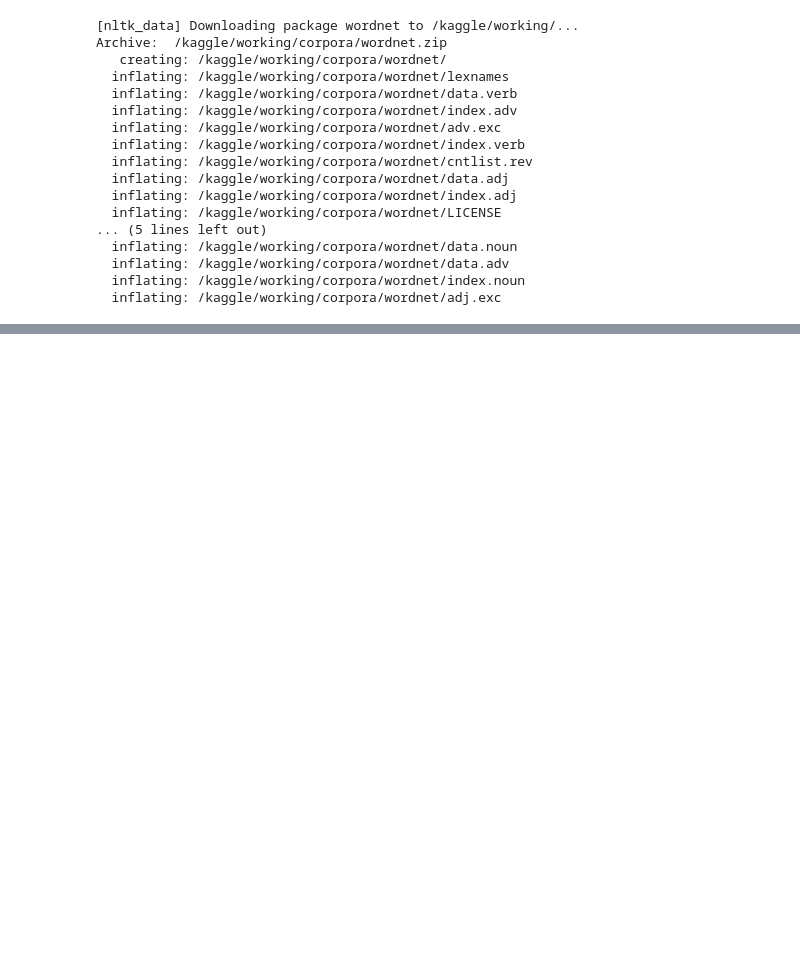
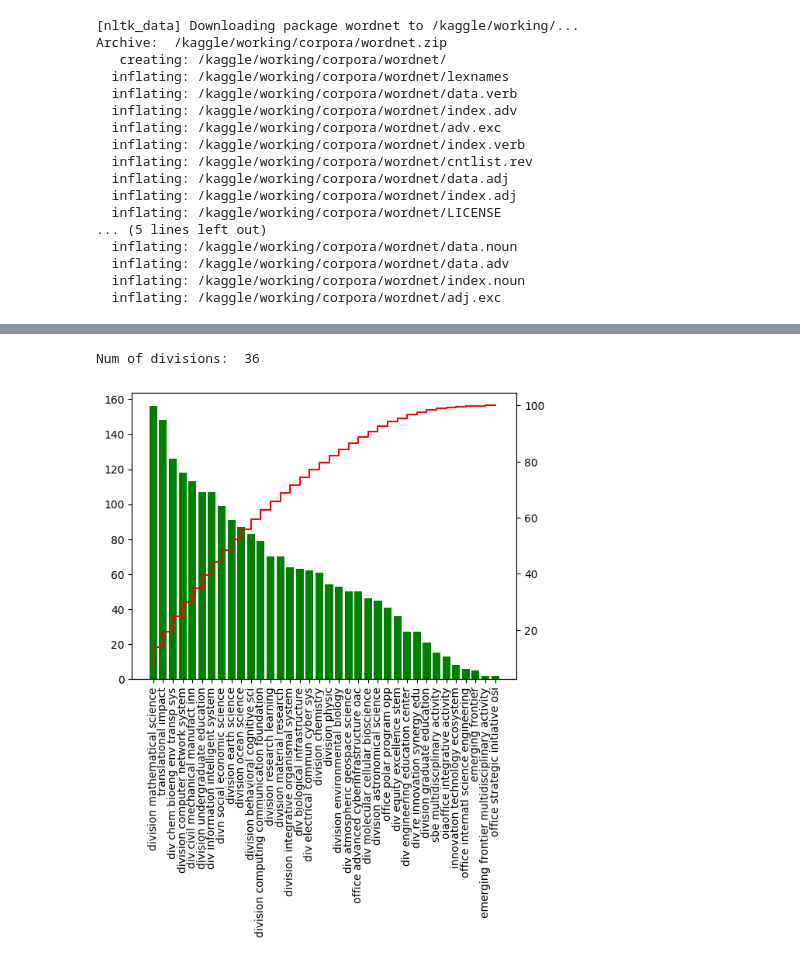
Before and after one commit to EdRome/GlobantChallenge, a Jupyter notebook: challengeglobant.ipynb, the cells around one changed output, grey strips where cells are left out. Drawn from its saved outputs; the diff is of its cells as text; code cells hidden in the pictures; blank space fills up the shorter version.

```diff
--- a/challengeglobant.ipynb
+++ b/challengeglobant.ipynb
@@ -384,0 +320,21 @@ plt.show()
+# %%
+print("Num of divisions: ", df1.Division_clean.nunique())
+# %% [output]
+Num of divisions:  36
+# %%
+division_plot = df1.Division_clean.value_counts(
+).reset_index(
+).assign(
+    cumulative_sum = lambda df: df['count'].cumsum(),
+    ratio = lambda df: df.cumulative_sum/df['count'].sum()*100
+)
+
+fig, ax1 = plt.subplots()
+ax1.bar(x=division_plot['Division_clean'], height=division_plot['count'], color='green')
+
+ax2 = ax1.twinx()
+ax2.step(x=division_plot['Division_clean'], y=division_plot['ratio'], color='red')
+
+ax1.tick_params(axis='x', labelrotation = 90)
+# %% [output]
+[figure, added]
```
Also changed, not shown: parts of 34 cells of this notebook.
